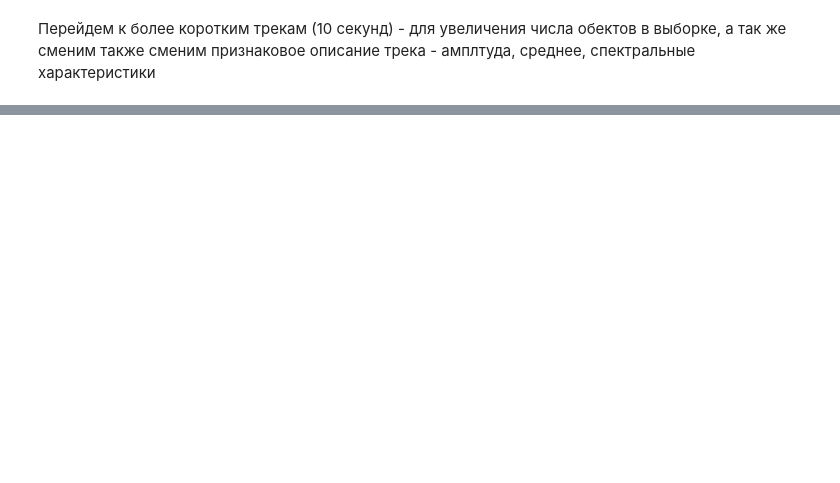
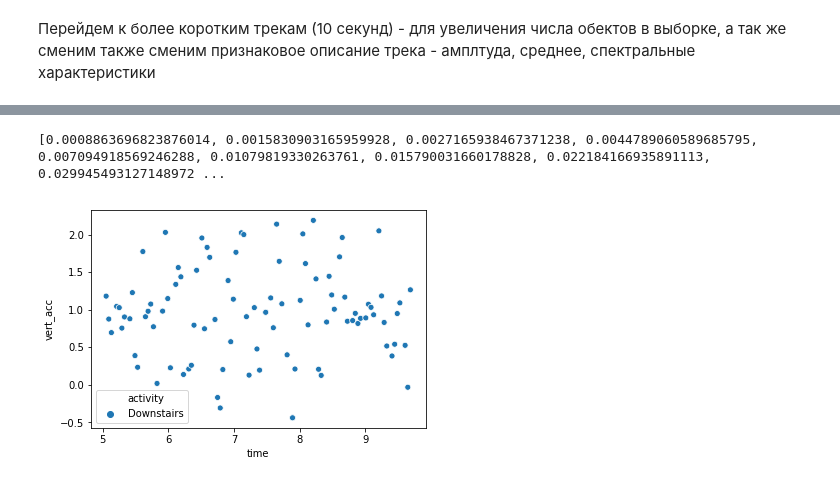
Before and after one commit to norrilsk/str_sht, a Jupyter notebook: Accelerometr.ipynb, the cells around one changed output, grey strips where cells are left out. Drawn from its saved outputs; the diff is of its cells as text; code cells hidden in the pictures; blank space fills up the shorter version.

```diff
--- a/Accelerometr.ipynb
+++ b/Accelerometr.ipynb
@@ -243,0 +212,3 @@ plt.show()
+# %%
+data = data.drop(columns = ['x_acc','y_acc','z_acc', 'avx_acc', 'avy_acc', 'avz_acc', 'g2'])
+data[:10].values
@@ -243,0 +227,18 @@ plt.show()
+# %%
+sigma = 5
+def G(x):
+    return 1/np.sqrt(2*np.pi*sigma**2)*np.exp(-x**2/2/sigma**2)
+gauss_kernel = [G(x - 3*sigma) for x in range(6*sigma+1)]
+print(gauss_kernel)
+# %% [output]
+[0.0008863696823876014, 0.0015830903165959928, 0.0027165938467371238, 0.0044789060589685795, 0.007094918569246288, 0.01079819330263761, 0.015790031660178828, 0.022184166935891113, 0.029945493127148972 ...
+# %%
+type_act_for_rand = "Downstairs"
+color_for_rand = "red"
+random_track_num = random.choice(traks_by_type[type_act_for_rand])
+random_track = data[data.track == random_track_num]
+sns.scatterplot(x="time", y="vert_acc", hue="activity",
+                data=random_track,)
+plt.show()
+# %% [output]
+[figure, added]
```
Also changed, not shown: parts of 10 cells of this notebook.
